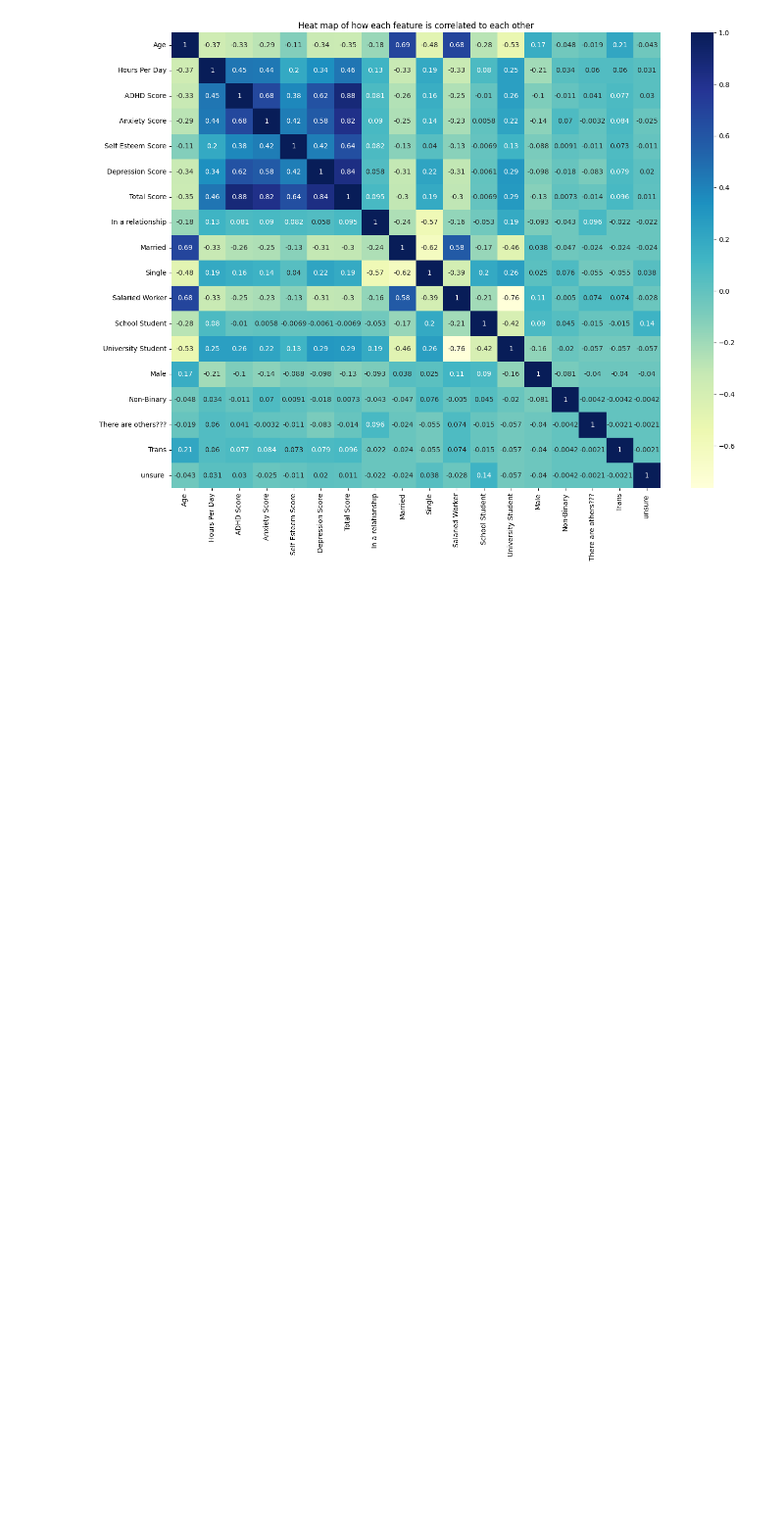
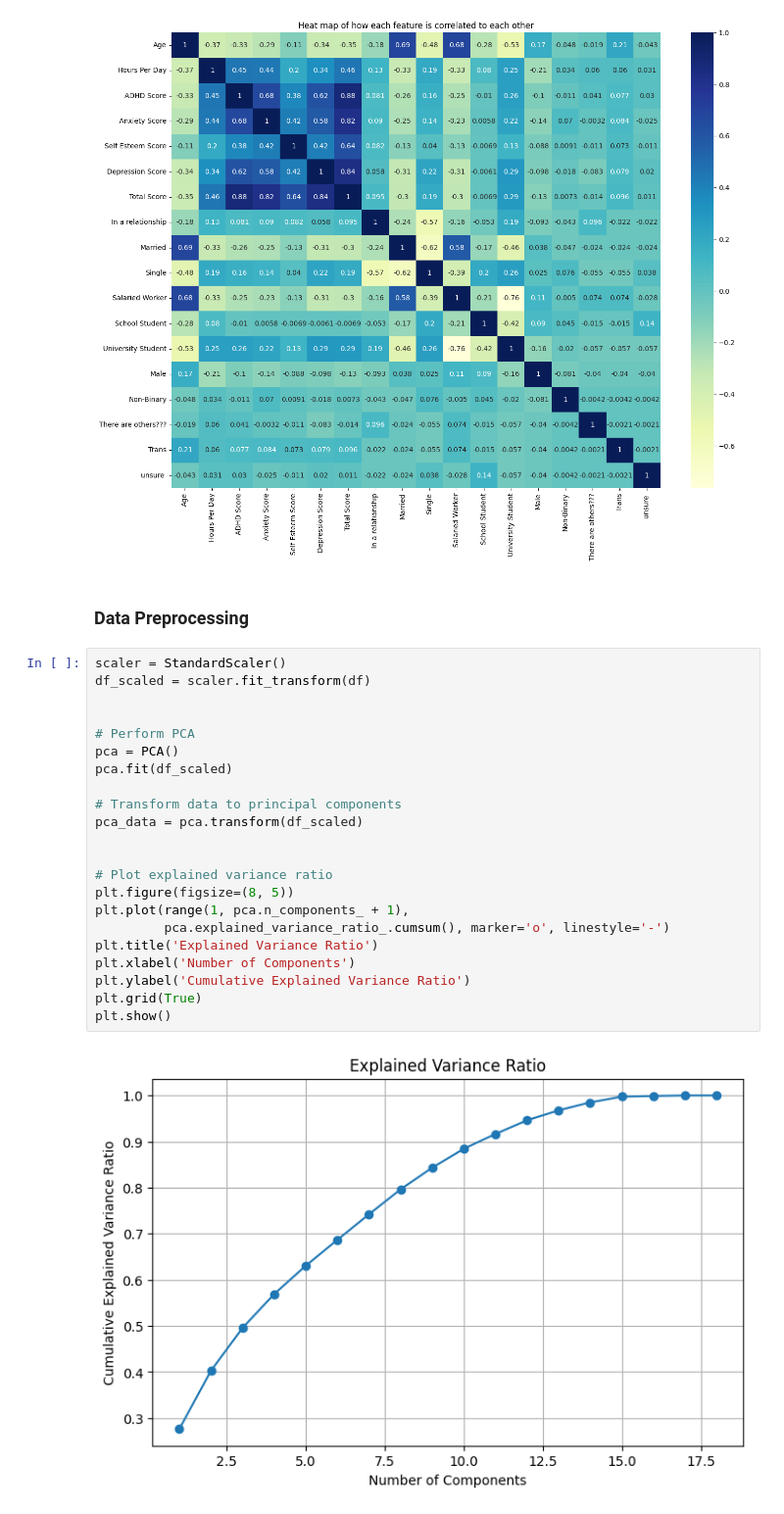
Before and after one commit to Hiroki120301/Social-Media-Addiction-Predictor, a Jupyter notebook: final_project.ipynb, the cells around one changed output. Shown: that part at 98% size. Saved outputs shown, nothing was run; the diff lists cells and outputs as text; blank space fills up the shorter version.

```diff
--- a/final_project.ipynb
+++ b/final_project.ipynb
@@ -162,3 +164,29 @@ plt.title('Heat map of how each feature is correlated to each other')
 plt.show()
 # %% [output]
 [figure]
+# %% [markdown]
+### Data Preprocessing
+# %%
+scaler = StandardScaler()
+df_scaled = scaler.fit_transform(df)
+
+
+# Perform PCA
+pca = PCA()
+pca.fit(df_scaled)
+
+# Transform data to principal components
+pca_data = pca.transform(df_scaled)
+
+
+# Plot explained variance ratio
+plt.figure(figsize=(8, 5))
+plt.plot(range(1, pca.n_components_ + 1),
+         pca.explained_variance_ratio_.cumsum(), marker='o', linestyle='-')
+plt.title('Explained Variance Ratio')
+plt.xlabel('Number of Components')
+plt.ylabel('Cumulative Explained Variance Ratio')
+plt.grid(True)
+plt.show()
+# %% [output]
+[figure, added]
```
Also changed, not shown: parts of 2 cells of this notebook.
